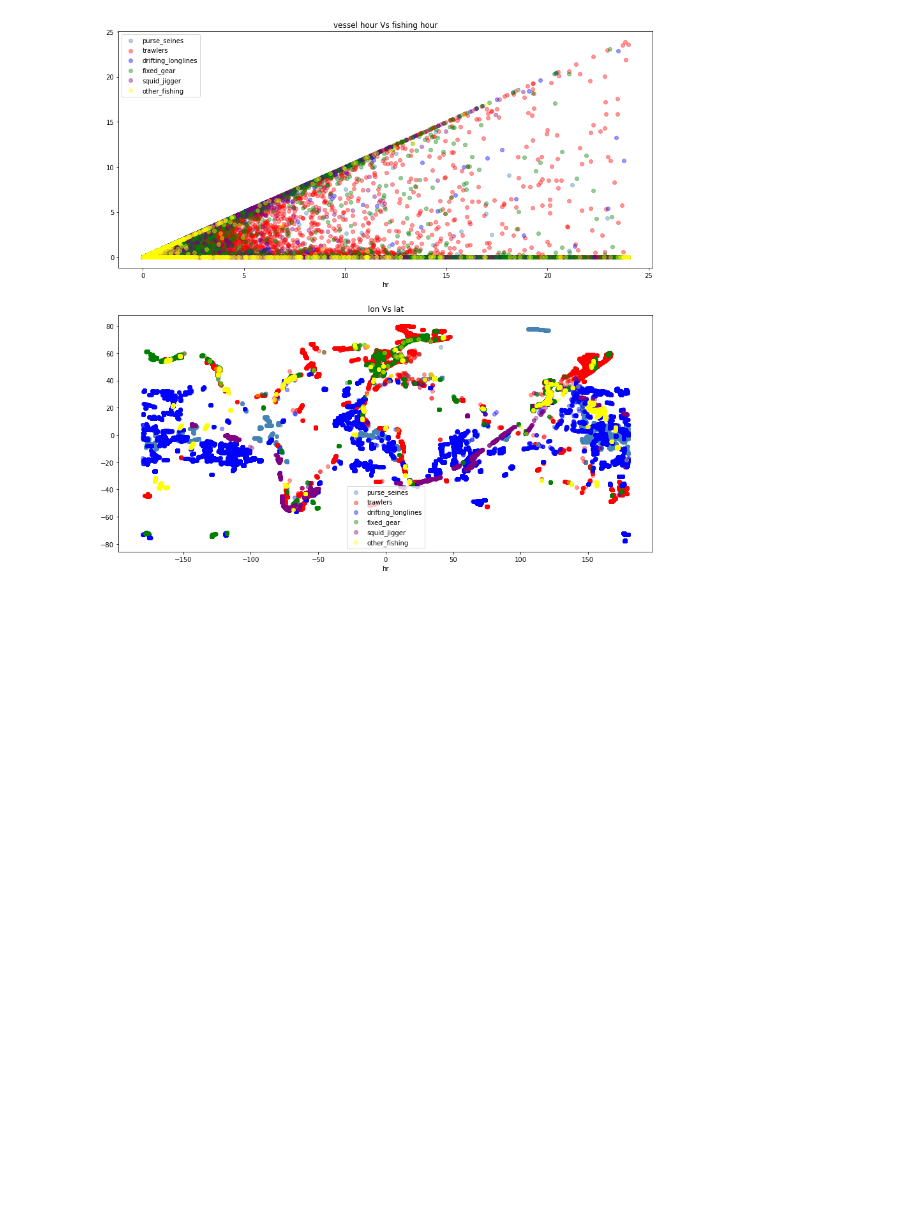
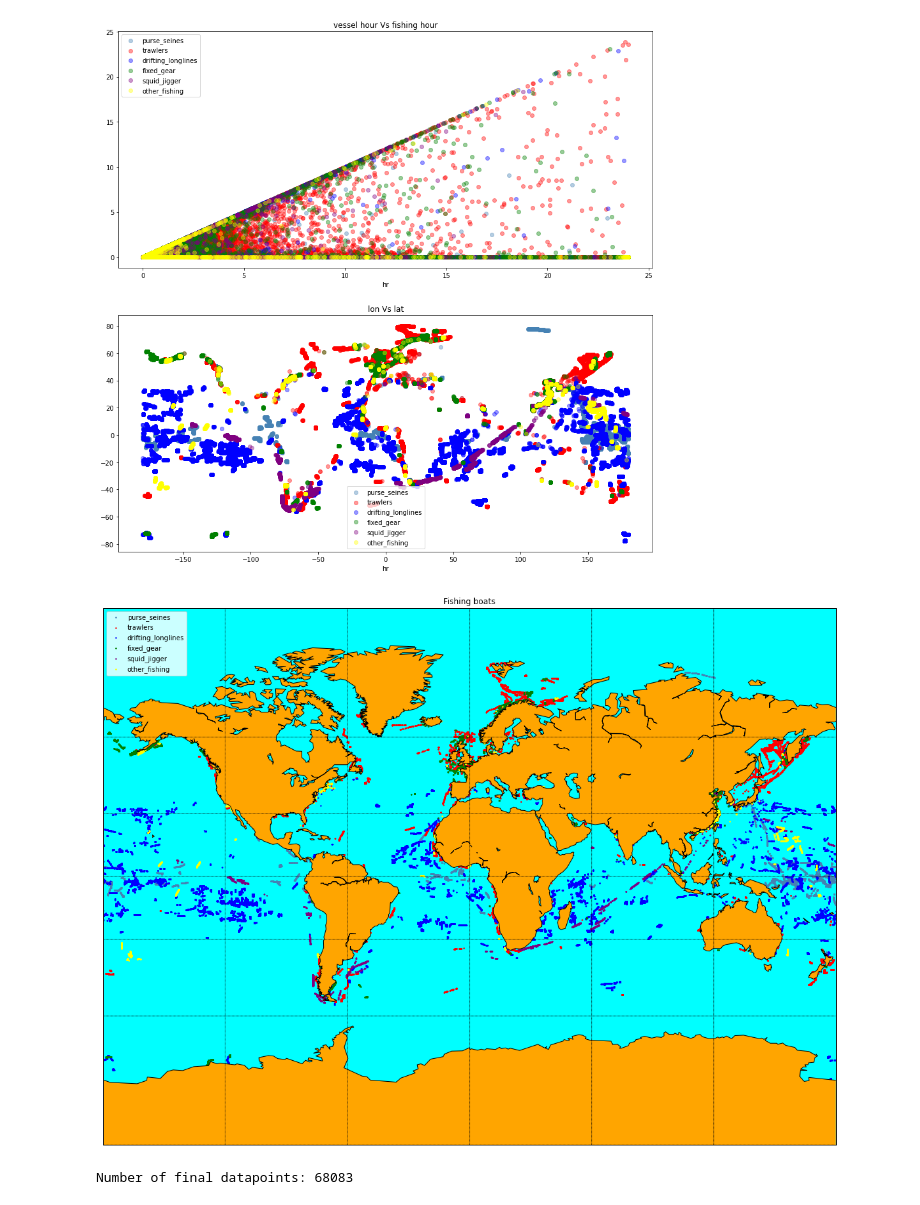
Before and after one commit to asean-india-hackathon-team-4/data-visualization, a Jupyter notebook: visualize.ipynb, the cells around one changed output. Saved outputs shown, nothing was run; the diff lists cells and outputs as text; code cells hidden in the pictures; blank space fills up the shorter version.

Commit message:
Add basemap

```diff
--- a/visualize.ipynb
+++ b/visualize.ipynb
@@ -154,3 +154,55 @@ plt.legend()
 # %% [output]
 <matplotlib.legend.Legend at 0x...>
 [figure]
+# %%
+# llcrnrlat,llcrnrlon,urcrnrlat,urcrnrlon
+# are the lat/lon values of the lower left and upper right corners
+# of the map.
+# resolution = 'c' means use crude resolution coastlines.
+plt.figure(figsize=(20,20))
+
+m = Basemap(projection='mill',llcrnrlat=-90,urcrnrlat=90,\
+            llcrnrlon=-180,urcrnrlon=180,resolution='c')
+m.drawcoastlines()
+m.fillcontinents(color='orange',lake_color='aqua')
+# draw parallels and meridians.
+m.drawparallels(np.arange(-90.,91.,30.))
+m.drawmeridians(np.arange(-180.,181.,60.))
+m.drawmapboundary(fill_color='aqua')
+
+for i in range(len(vessel_type_ids)):
+        lon_array = vessel_type_ids[i].lon_bin.to_numpy()
+        lat_array = vessel_type_ids[i].lat_bin.to_numpy()
+        x,y = m(lon_array,lat_array)
+        m.scatter(x,y,color=colors[i],marker='D',label=names[i],s=np.pi/2)
+plt.title("Fishing boats")
+plt.legend()
+plt.show()
+#Download the Map
+# plt.savefig("ExampleMap.png", dpi=300)
+# %% [output]
+[figure, added]
+# %%
+# Focus on a region
+
+llat=-14
+ulat=51
+llon=46
+ulon=151
+
+df=df[(df['lon_bin']>llon) & (df['lon_bin']<ulon) &
+      (df['lat_bin']>llat) & (df['lat_bin']<ulat)]
+print("Number of final datapoints:",len(df))
+
+vessel_type_ids = [PS,TL,DL,FG,SJ,OF]
+colors = ["steelblue","red","blue","green","purple","yellow"]
+names = df.geartype.unique()
+
+PS= df.loc[df.geartype =='purse_seines', :]
+TL= df.loc[df.geartype =='trawlers', :]
+DL= df.loc[df.geartype =='drifting_longlines', :]
+FG= df.loc[df.geartype =='fixed_gear', :]
+SJ= df.loc[df.geartype =='squid_jigger', :]
+OF= df.loc[df.geartype =='other_fishing', :]
+# %% [output]
+Number of final datapoints: 68083
```
Also changed, not shown: parts of 1 cell of this notebook.
